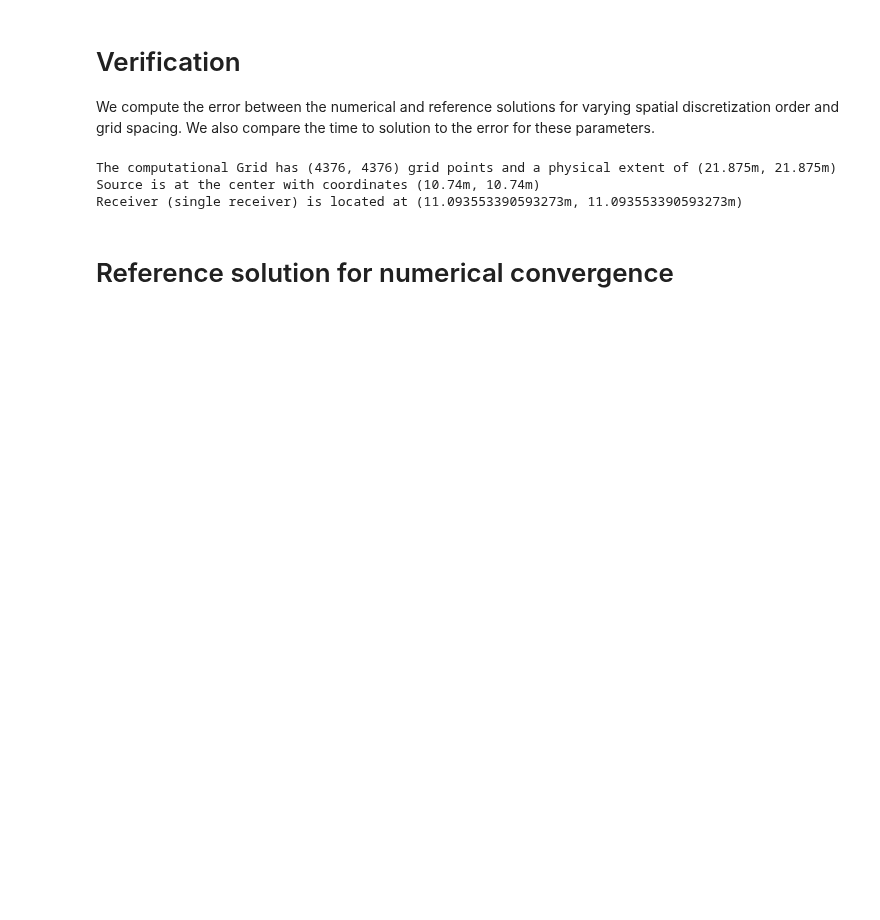
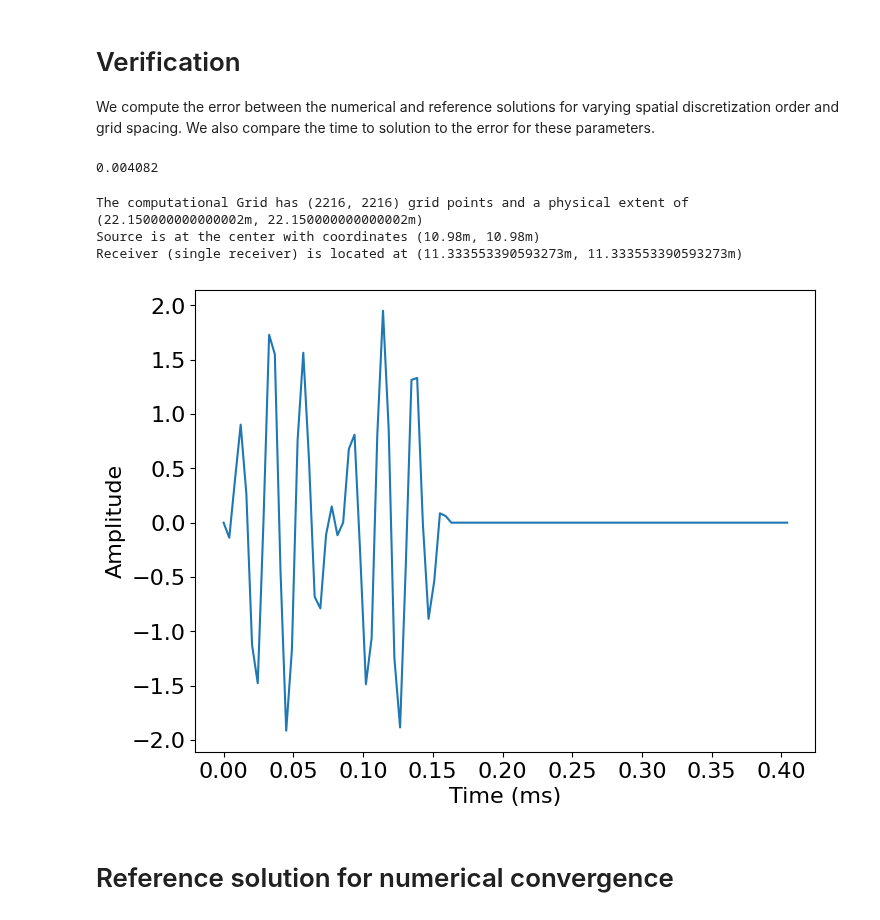
Before and after one commit to bgd54/sonar-FWI, a Jupyter notebook: notebooks/accuracy.ipynb, the cells around one changed output. Cells and saved outputs as stored; diff of their text form; code cells hidden in the pictures; blank space fills up the shorter version.

```diff
--- a/notebooks/accuracy.ipynb
+++ b/notebooks/accuracy.ipynb
@@ -61,14 +61,18 @@ sonar_model = Sonar_v2(
     v_water=c0,
     velocity_profile=vp,
     tn=tn_ms,
-    spatial_dist=spatial_res_m,
+    spatial_dist=spatial_res_m
 )
 model = sonar_model.model
 dt_ms = model.critical_dt
+print(dt_ms)
+# %% [output]
+0.004082
 # %%
 # Source and receiver geometries
 src_coordinates = np.empty((1, 2))
 src_coordinates[0, :] = source_border_distance_m
+#model = sonar_model
 
 # Single receiver offset 100 m from source
 rec_coordinates = np.empty((n_rec, 2))
@@ -80,36 +84,44 @@ for i, r_d_m in enumerate(rec_distance_m):
         np.deg2rad(receiver_angle_deg)
     )
 
 print("The computational Grid has (%s, %s) grid points "
        "and a physical extent of (%sm, %sm)" % (*model.grid.shape, *model.grid.extent))
 print("Source is at the center with coordinates (%sm, %sm)" % tuple(src_coordinates[0]))
 print(
     "Receiver (single receiver) is located at (%sm, %sm) " % tuple(rec_coordinates[0])
 )
 
 src = SineSource(
     name="src",
     grid=model.grid,
     npoint=1,
     f0=f0,
     time_range=sonar_model.time_range,
     coordinates_data=src_coordinates,
     t0=t0_sine,
     )
 
 rec = Receiver(
     name="rec",
     grid=model.grid,
     time_range=sonar_model.time_range,
     npoint=n_rec,
     coordinates=rec_coordinates,
 )
 sonar_model.set_source(src, rec)
 sonar_model.finalize(space_order=4)
+
+plt.figure()
+plt.plot(src.time_values[0:100], src.data[:100,0])
+plt.xlabel('Time (ms)')
+plt.ylabel('Amplitude')
+plt.tick_params()
+plt.show()
 # %% [output]
-The computational Grid has (4376, 4376) grid points and a physical extent of (21.875m, 21.875m)
-Source is at the center with coordinates (10.74m, 10.74m)
-Receiver (single receiver) is located at (11.093553390593273m, 11.093553390593273m)
+The computational Grid has (2216, 2216) grid points and a physical extent of (22.150000000000002m, 22.150000000000002m)
+Source is at the center with coordinates (10.98m, 10.98m)
+Receiver (single receiver) is located at (11.333553390593273m, 11.333553390593273m)
+[figure, added]
 # %% [markdown]
 # Reference solution for numerical convergence
 # %%
```
Also changed, not shown: parts of 2 cells of this notebook, 1 other file.
